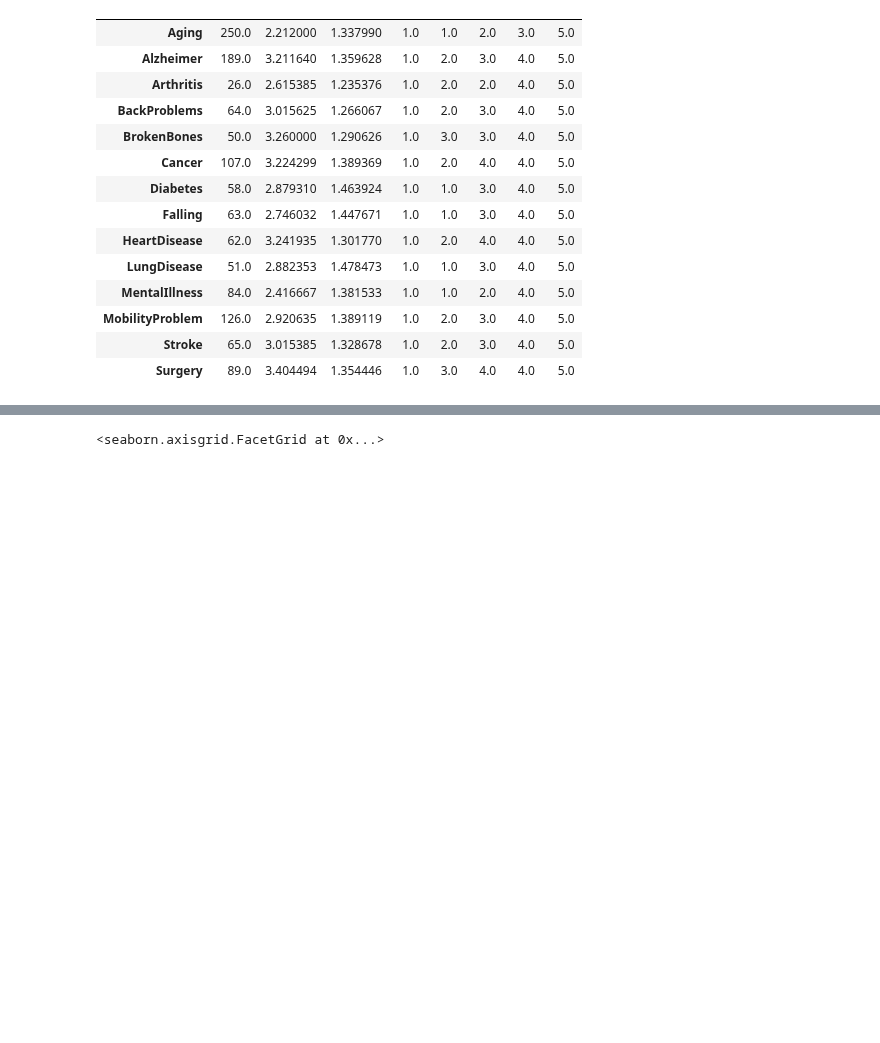
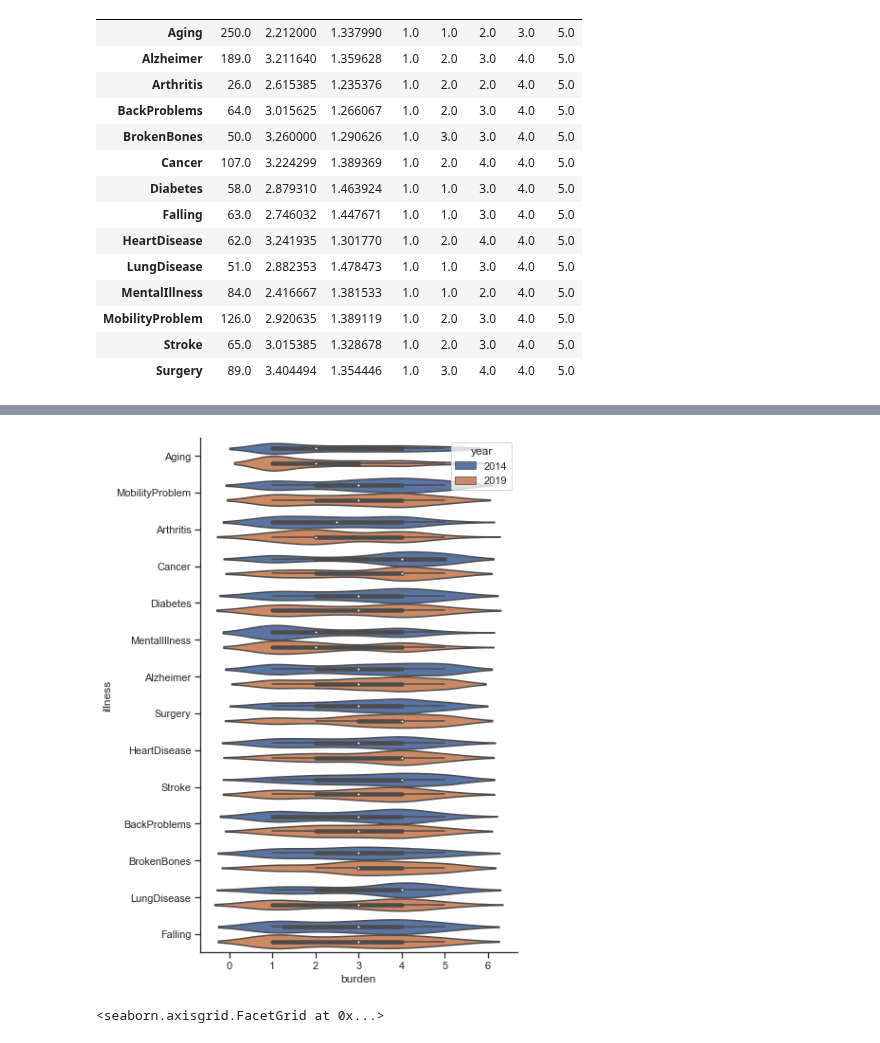
Before and after one commit to woonsupkim/BurdenofCare, a Jupyter notebook: burden.ipynb, the cells around one changed output, grey strips where cells are left out. Drawn from its saved outputs; the diff is of its cells as text; code cells hidden in the pictures; blank space fills up the shorter version.

```diff
--- a/burden.ipynb
+++ b/burden.ipynb
@@ -318,3 +317,14 @@ data_2020.groupby(['illness'])['burden'].describe()
+# %%
+sns.set_style('ticks')
+fig, ax = plt.subplots()
+# the size of A4 paper
+fig.set_size_inches(6, 10)
+sns.violinplot(x="burden", y="illness",
+            hue="year",
+            data=data_burden)
+sns.despine()
+# %% [output]
+[figure, added]
 # %%
 sns.catplot(x="burden", y="illness",
             kind="violin", data=data_2015)
```
Also changed, not shown: parts of 6 cells of this notebook.
